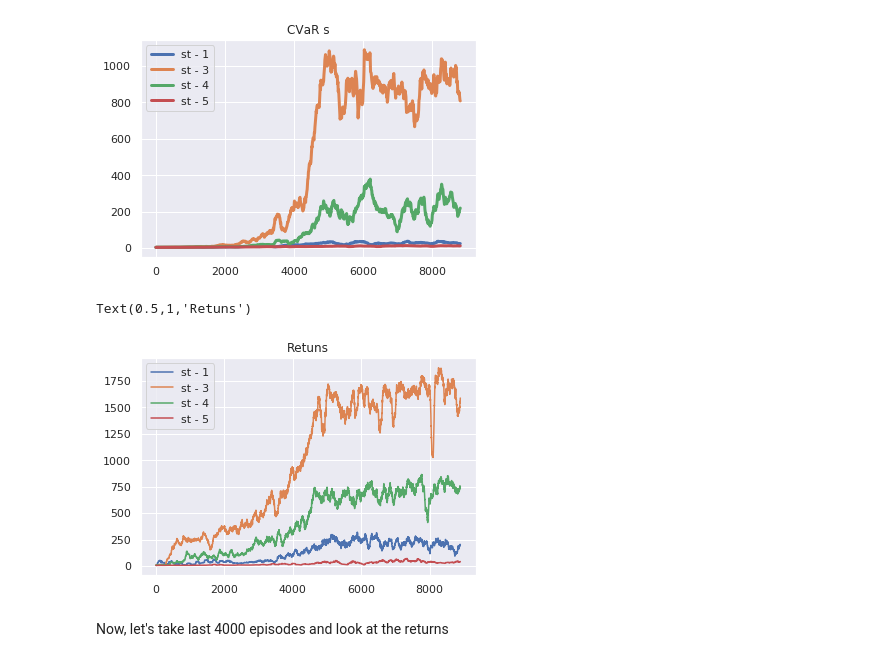
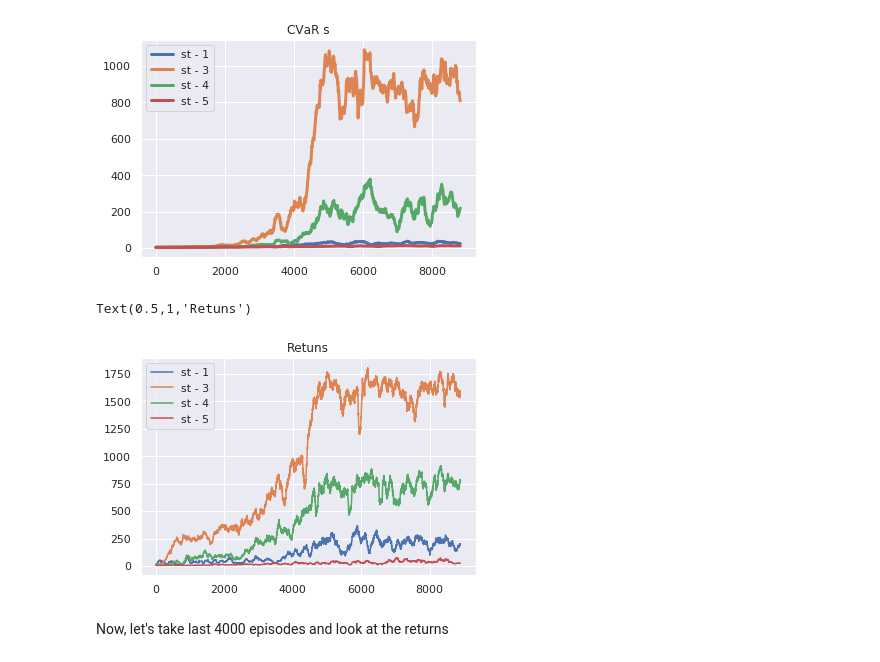
Before and after one commit to Rkeramati/cvar, a Jupyter notebook: hiv/Untitled.ipynb, the cells around one changed output. Cells and saved outputs as stored; diff of their text form; code cells hidden in the pictures.

```diff
--- a/hiv/Untitled.ipynb
+++ b/hiv/Untitled.ipynb
@@ -382,14 +382,14 @@ Text(0.5,1,'CVaR s')
 # %%
 ## Stochastic Env, with 20 actionable steps and full period, 5 diff stochasticity
 for i in [1, 3, 4, 5]:
-    data = pickle.load(open('results/st%d_exp_arch1_9000.p'%(i), 'rb'))
+    data = pickle.load(open('results/st%d_exp_arch3_9000.p'%(i), 'rb'))
 
     plt.plot(mv(data['returns'][:9000, 0], 100), label = 'st - %d'%(i))
 plt.legend()
 plt.title("Retuns")
 # %% [output]
 Text(0.5,1,'Retuns')
-[figure, old version]
+[figure, new version]
 # %% [markdown]
 Now, let's take last 4000 episodes and look at the returns
 # %%
```
Also changed, not shown: parts of 12 cells of this notebook, 2 other files.
